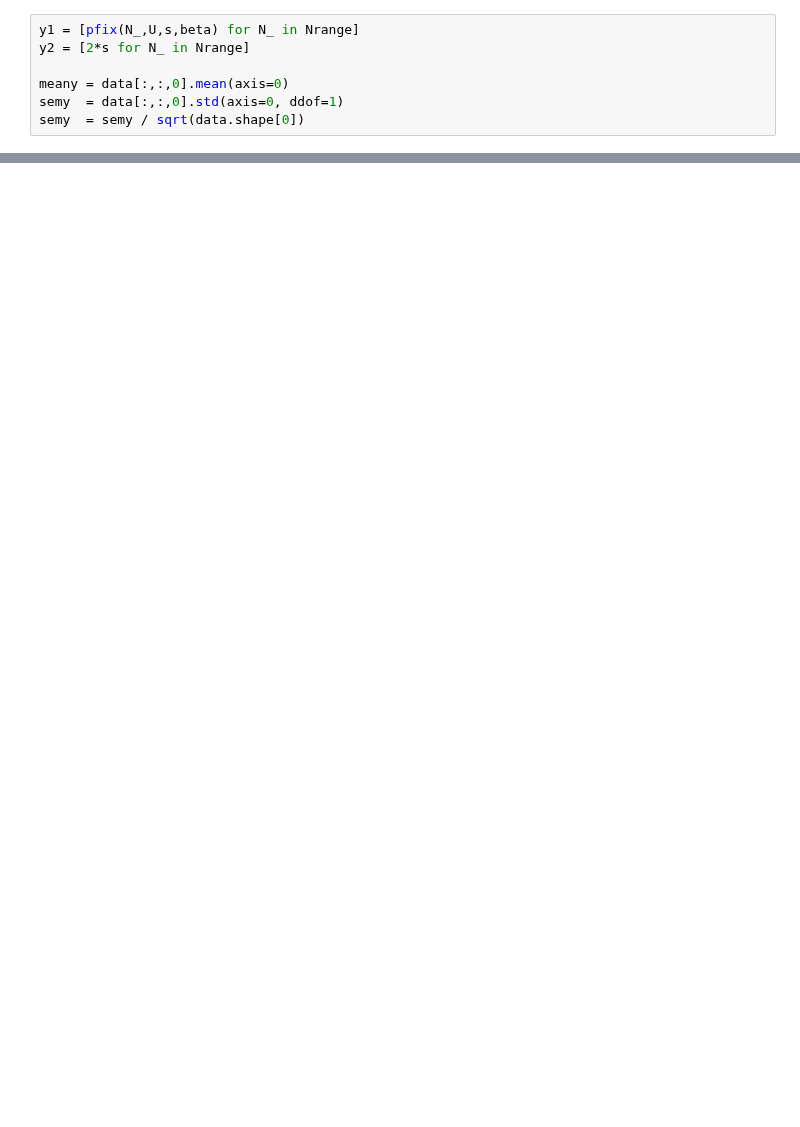
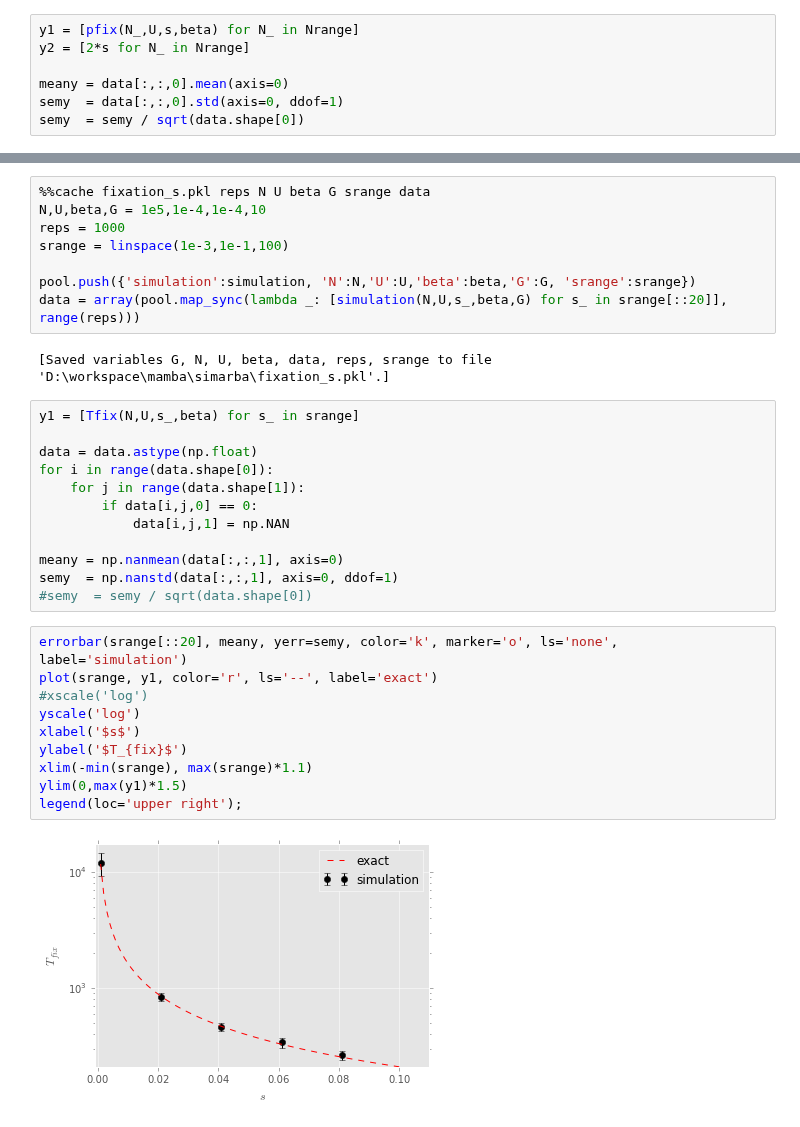
Before and after one commit to yoavram/mamba, a Jupyter notebook: simarba/adaptation model.ipynb, the cells around one changed output, grey strips where cells are left out. Drawn from its saved outputs; the diff is of its cells as text; blank space fills up the shorter version.

```diff
--- a/simarba/adaptation model.ipynb
+++ b/simarba/adaptation model.ipynb
@@ -414,0 +451,34 @@ array([ 0.19,  0.14,  0.11,  0.07,  0.04,  0.  ,  0.  ,  0.  ,  0.  ,  0.  ])
+# %%
+%%cache fixation_s.pkl reps N U beta G srange data
+N,U,beta,G = 1e5,1e-4,1e-4,10
+reps = 1000
+srange = linspace(1e-3,1e-1,100)
+
+pool.push({'simulation':simulation, 'N':N,'U':U,'beta':beta,'G':G, 'srange':srange})
+data = array(pool.map_sync(lambda _: [simulation(N,U,s_,beta,G) for s_ in srange[::20]], range(reps)))
+# %% [output]
+[Saved variables G, N, U, beta, data, reps, srange to file 'D:\workspace\mamba\simarba\fixation_s.pkl'.]
+# %%
+y1 = [Tfix(N,U,s_,beta) for s_ in srange]
+
+data = data.astype(np.float)
+for i in range(data.shape[0]):
+    for j in range(data.shape[1]):
+        if data[i,j,0] == 0:
+            data[i,j,1] = np.NAN
+
+meany = np.nanmean(data[:,:,1], axis=0)
+semy  = np.nanstd(data[:,:,1], axis=0, ddof=1)
+#semy  = semy / sqrt(data.shape[0])
+# %%
+errorbar(srange[::20], meany, yerr=semy, color='k', marker='o', ls='none', label='simulation')
+plot(srange, y1, color='r', ls='--', label='exact')
+#xscale('log')
+yscale('log')
+xlabel('$s$')
+ylabel('$T_{fix}$')
+xlim(-min(srange), max(srange)*1.1)
+ylim(0,max(y1)*1.5)
+legend(loc='upper right');
+# %% [output]
+[figure, added]
```
Also changed, not shown: parts of 18 cells of this notebook.
